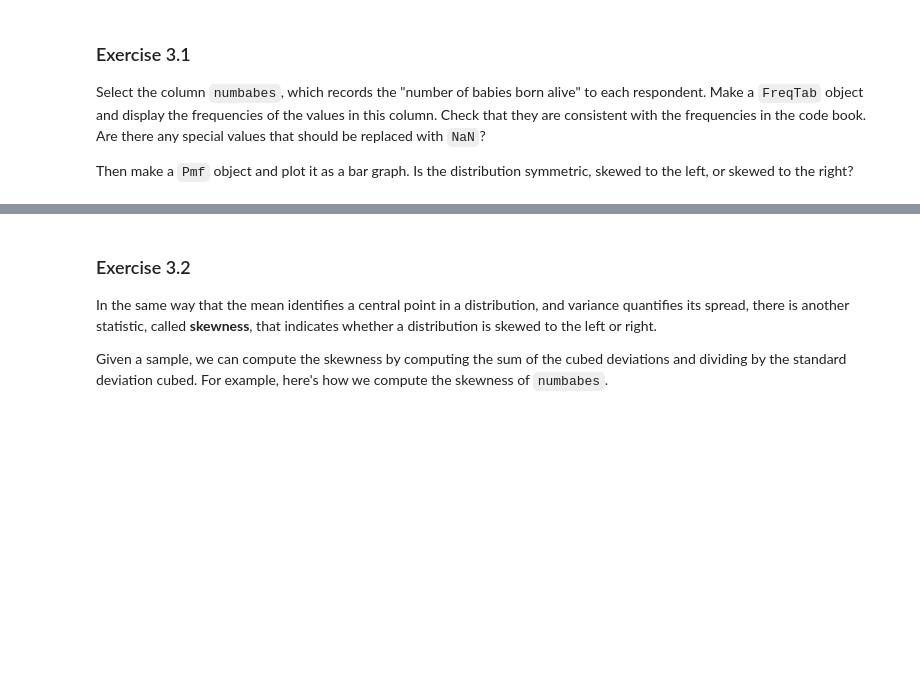
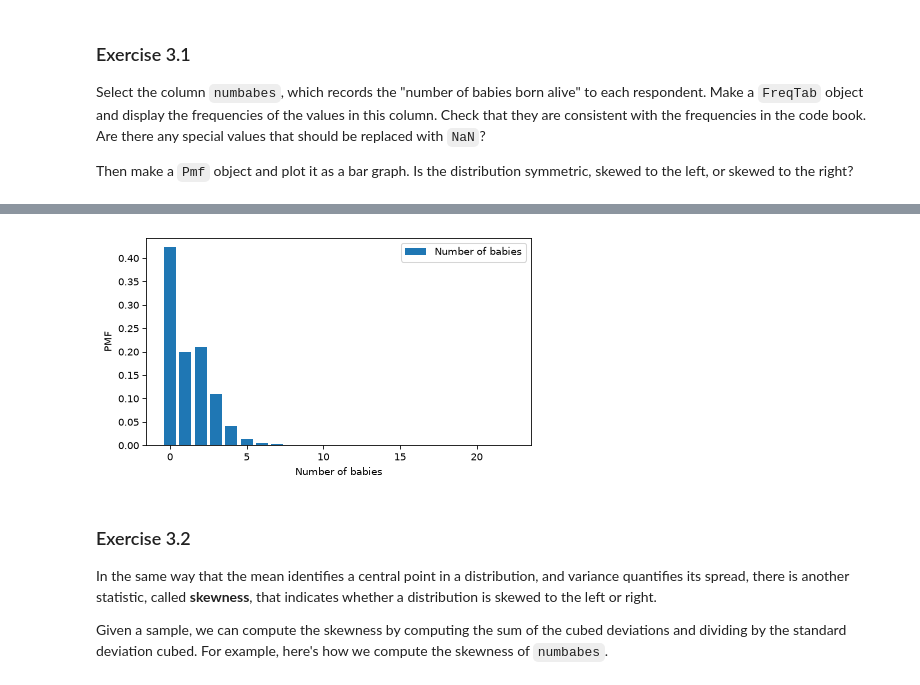
Before and after one commit to duukv/ThinkStatsV3, a Jupyter notebook: ThinkStats/nb/chap03.ipynb, the cells around one changed output, grey strips where cells are left out. Cells and saved outputs as stored; diff of their text form; code cells hidden in the pictures; blank space fills up the shorter version.

```diff
--- a/ThinkStats/nb/chap03.ipynb
+++ b/ThinkStats/nb/chap03.ipynb
@@ -377,7 +506,11 @@ Then make a `Pmf` object and plot it as a bar graph. Is the distribution symmetr
 # %%
 # Solution goes here
+numbabes = resp["numbabes"].replace(97,np.nan)
+pmf_numbabes = Pmf.from_seq(numbabes, name="Number of babies")
 # %%
-pmf.bar()
+pmf_numbabes.bar()
 decorate(xlabel="Number of babies", ylabel="PMF")
+# %% [output]
+[figure, added]
 # %%
 # Solution goes here
```
Also changed, not shown: parts of 47 cells of this notebook, 1 other file.
